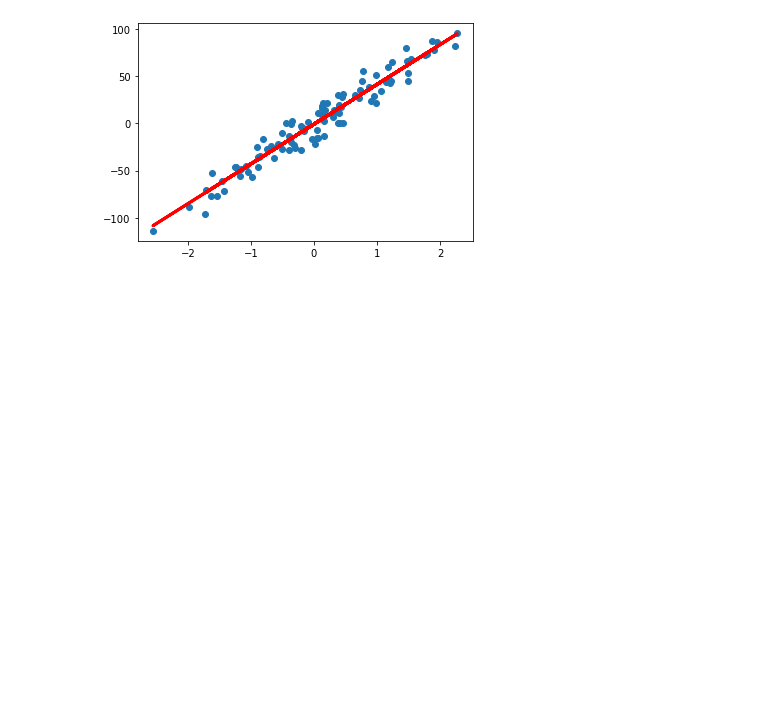
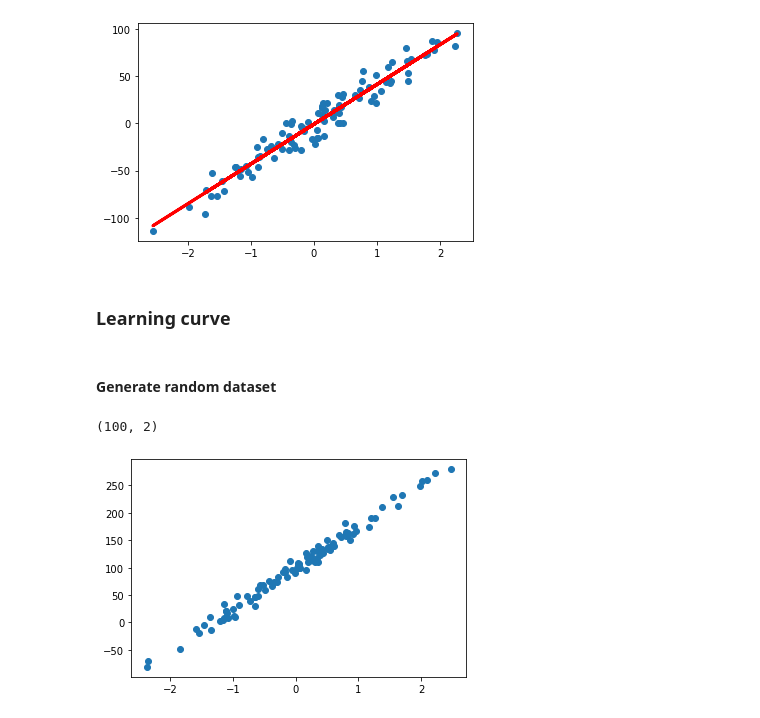
Before and after one commit to jc-cedric/MLin1Week, a Jupyter notebook: Linear regression.ipynb, the cells around one changed output. Saved outputs shown, nothing was run; the diff lists cells and outputs as text; code cells hidden in the pictures; blank space fills up the shorter version.

Commit message:
learning curves

```diff
--- a/Linear regression.ipynb
+++ b/Linear regression.ipynb
@@ -46,3 +46,23 @@ plt.plot(x, model.predict(x), c='red', lw=3)
 Coeff R2 = 0.9416567354434557
 [<matplotlib.lines.Line2D at 0x...>]
 [figure]
+# %% [markdown]
+### Learning curve
+# %% [markdown]
+#### Generate random dataset
+# %%
+np.random.seed(4)
+n = 1
+m = 100
+
+x, y = make_regression(n_samples=m, n_features=n, noise=10)
+y = y + 100
+plt.scatter(x,y)
+y = y.reshape(y.shape[0], 1)
+
+#Add the bias to X
+X = np.hstack((np.ones(x.shape), x))
+X.shape
+# %% [output]
+(100, 2)
+[figure, added]
```
Also changed, not shown: parts of 1 cell of this notebook.
